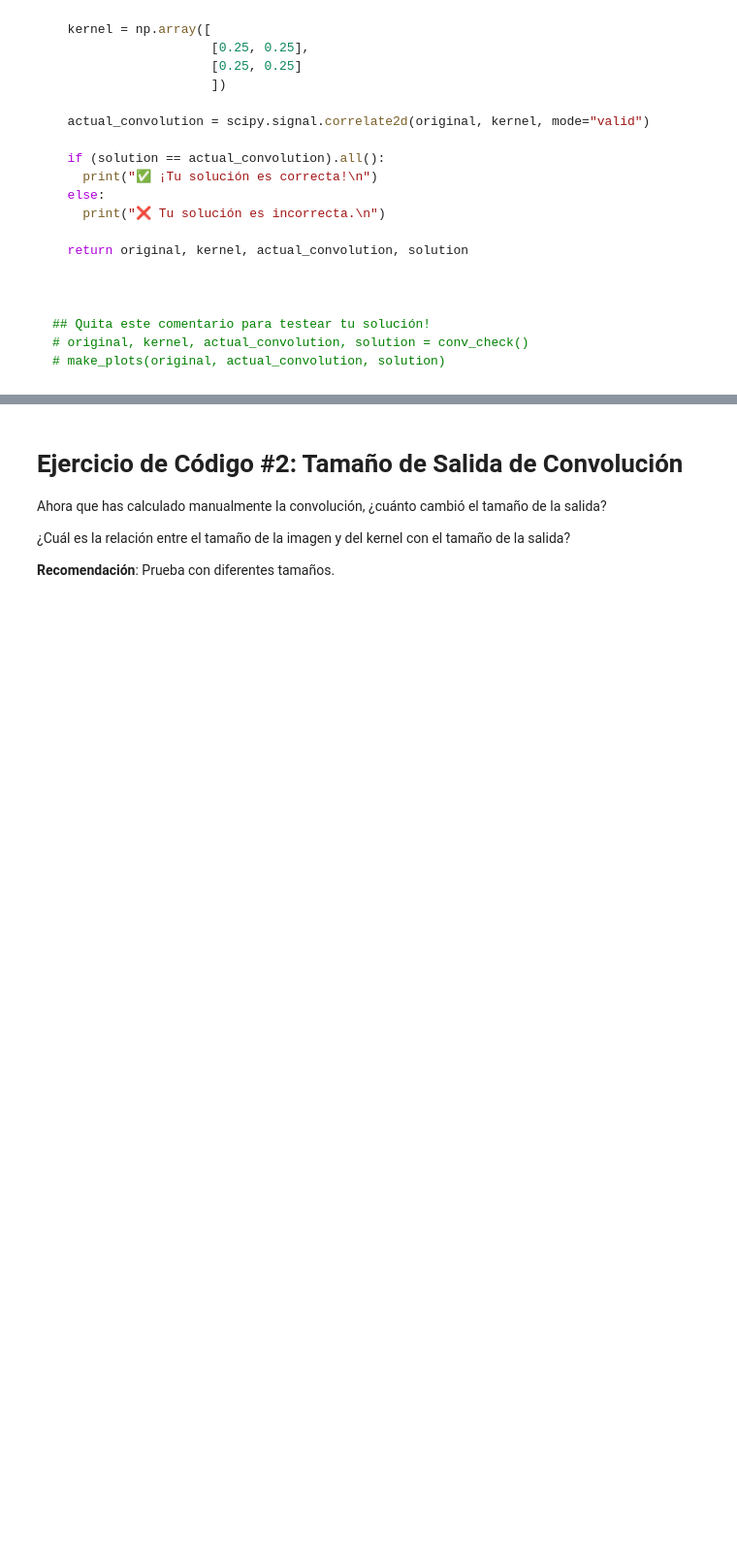
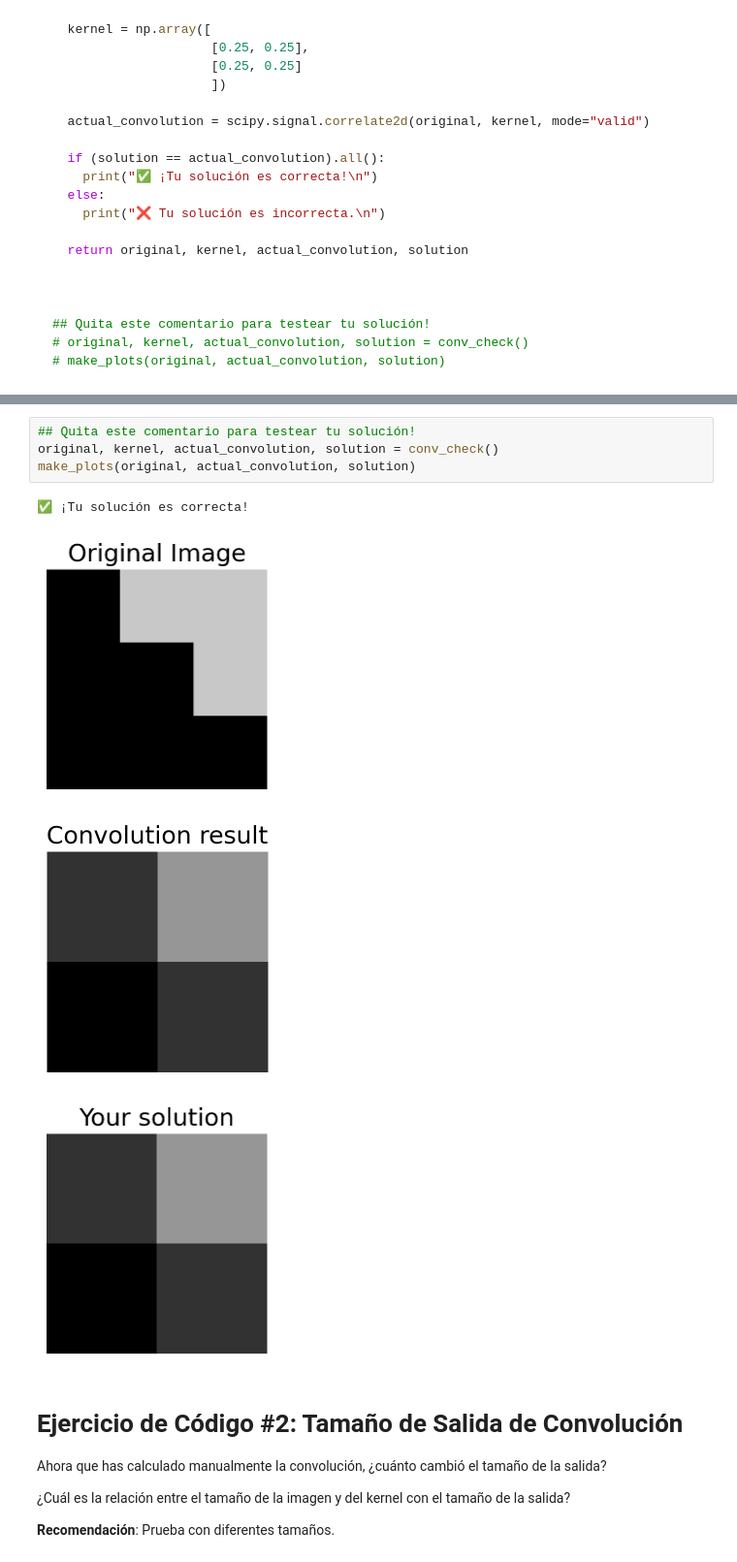
Before and after one commit to AlejandroPinedo/ML2026, a Jupyter notebook: CLASES/S14/DeepLearning_CNN.ipynb, the cells around one changed output, grey strips where cells are left out. Shown at 97% size. Cells and saved outputs as stored; diff of their text form; blank space fills up the shorter version.

```diff
--- a/CLASES/S14/DeepLearning_CNN.ipynb
+++ b/CLASES/S14/DeepLearning_CNN.ipynb
@@ -546,3 +593,12 @@ def conv_check():
+# %%
+## Quita este comentario para testear tu solución!
+original, kernel, actual_convolution, solution = conv_check()
+make_plots(original, actual_convolution, solution)
+# %% [output]
+✅ ¡Tu solución es correcta!
+[figure, added]
+[figure, added]
+[figure, added]
 # %% [markdown]
 # Ejercicio de Código #2: Tamaño de Salida de Convolución
 
```
Also changed, not shown: parts of 17 cells of this notebook, 9 other files.
